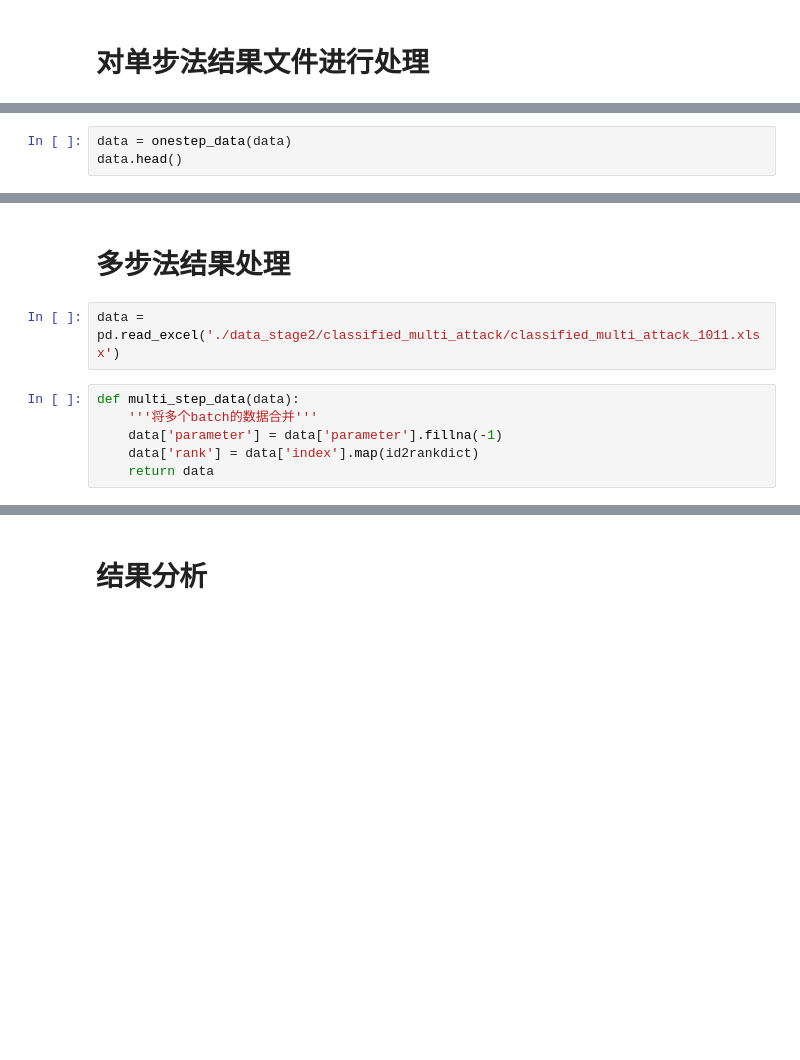
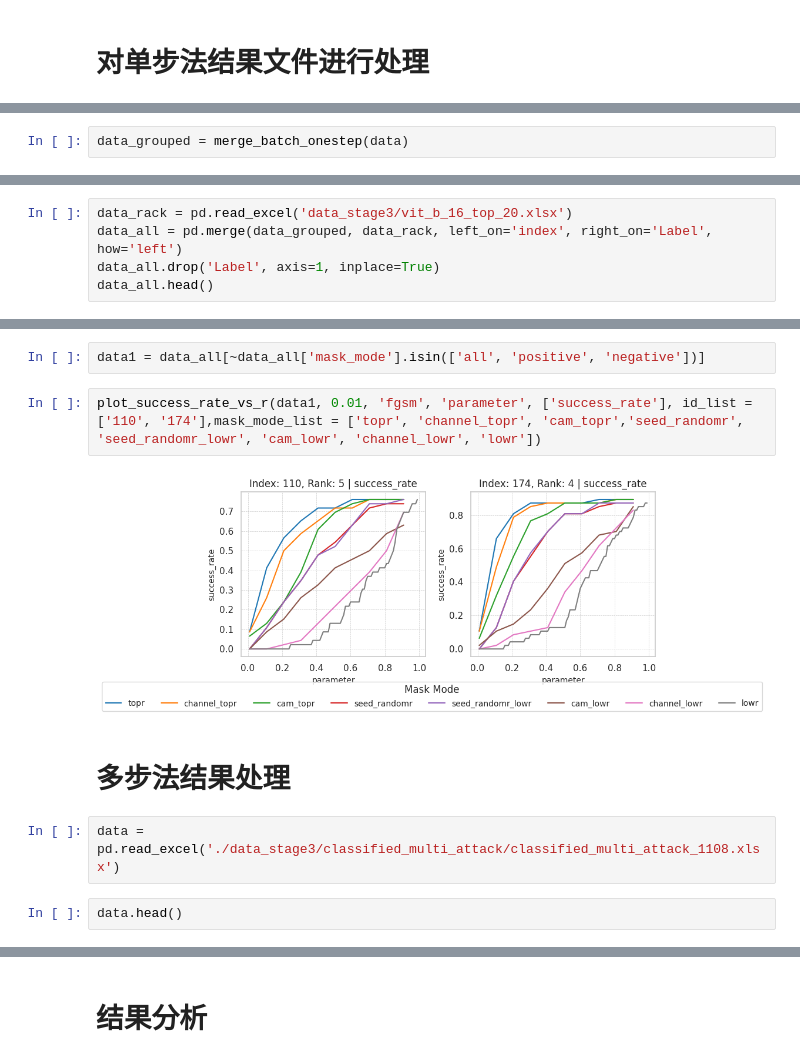
Before and after one commit to zhaobenyan51129/robustness_with_visualization, a Jupyter notebook: data_analysis_classified.ipynb, the cells around one changed output, grey strips where cells are left out. Cells and saved outputs as stored; diff of their text form; blank space fills up the shorter version.

```diff
--- a/data_analysis_classified.ipynb
+++ b/data_analysis_classified.ipynb
@@ -124,3 +218,0 @@ def onestep_data(data):
-# %%
-data = onestep_data(data)
-data.head()
@@ -135,0 +219,2 @@ data.to_excel('./data_stage2/classified_single_attack/classified_single_attack_1
+# %%
+data_grouped = merge_batch_onestep(data)
@@ -135,0 +230,5 @@ data.to_excel('./data_stage2/classified_single_attack/classified_single_attack_1
+# %%
+data_rack = pd.read_excel('data_stage3/vit_b_16_top_20.xlsx')
+data_all = pd.merge(data_grouped, data_rack, left_on='index', right_on='Label', how='left')
+data_all.drop('Label', axis=1, inplace=True)
+data_all.head()
@@ -136,10 +345,12 @@ data.to_excel('./data_stage2/classified_single_attack/classified_single_attack_1
+# %%
+data1 = data_all[~data_all['mask_mode'].isin(['all', 'positive', 'negative'])]
+# %%
+plot_success_rate_vs_r(data1, 0.01, 'fgsm', 'parameter', ['success_rate'], id_list = ['110', '174'],mask_mode_list = ['topr', 'channel_topr', 'cam_topr','seed_randomr', 'seed_randomr_lowr', 'cam_lowr', 'channel_lowr', 'lowr'])
+# %% [output]
+[figure, added]
 # %% [markdown]
 # 多步法结果处理
 # %%
-data = pd.read_excel('./data_stage2/classified_multi_attack/classified_multi_attack_1011.xlsx')
+data = pd.read_excel('./data_stage3/classified_multi_attack/classified_multi_attack_1108.xlsx')
-# %%
-def multi_step_data(data):
-    '''将多个batch的数据合并'''
-    data['parameter'] = data['parameter'].fillna(-1)
-    data['rank'] = data['index'].map(id2rankdict)
-    return data
+# %%
+data.head()
```
Also changed, not shown: parts of 29 cells of this notebook, 7 other files.
